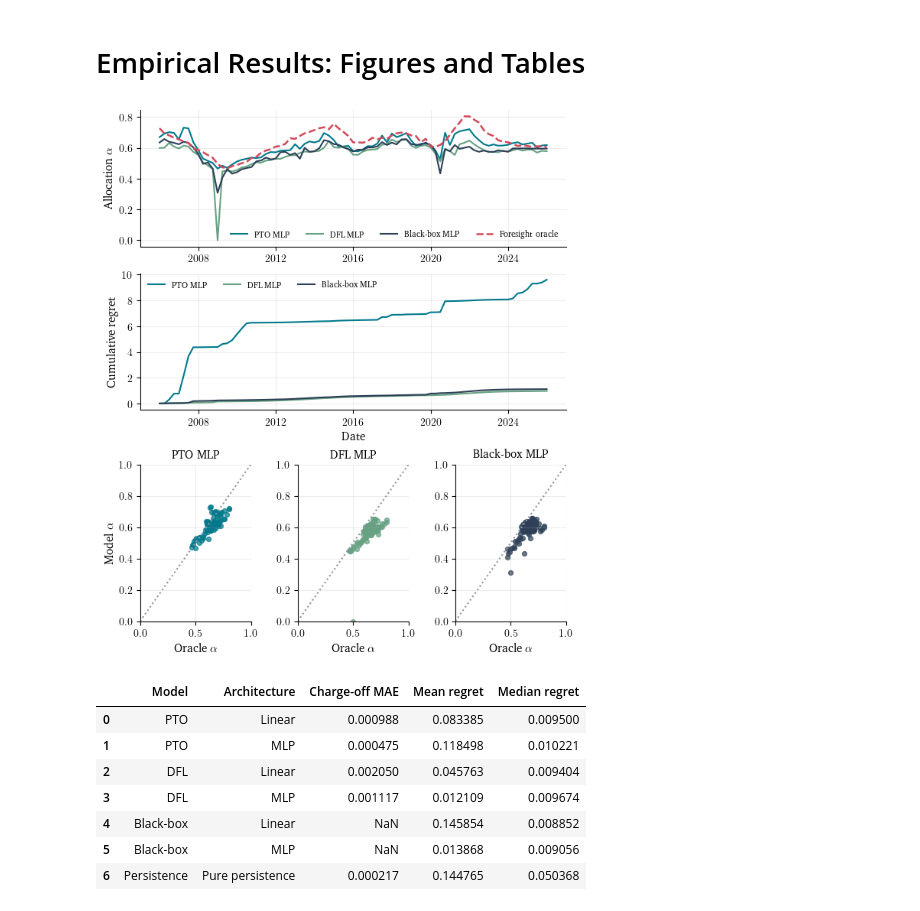
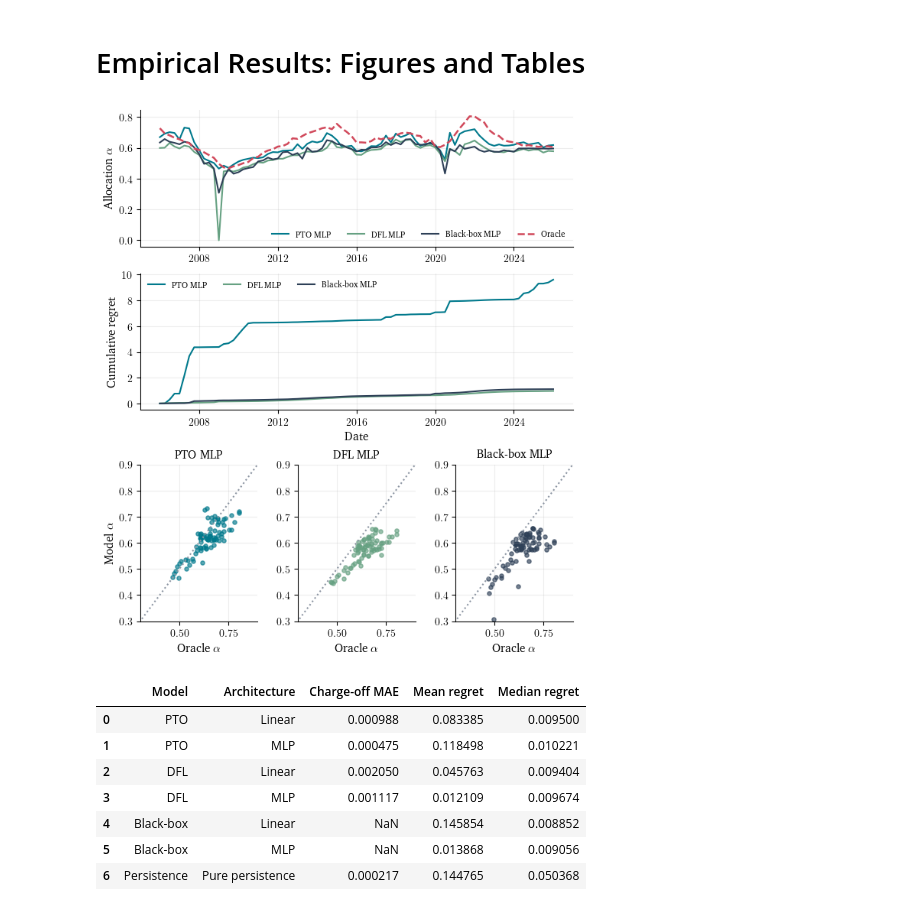
Before and after one commit to okeeffe-hannah/Decision_Focused_Learning_for_Capital_Allocation, a Jupyter notebook: dfl_for_capital_allocation/empirical/notebooks/05_empirical_thesis_figures.ipynb, the cells around one changed output. Cells and saved outputs as stored; diff of their text form; code cells hidden in the pictures.

Commit message:
comparison empirical plot updates

```diff
--- a/dfl_for_capital_allocation/empirical/notebooks/05_empirical_thesis_figures.ipynb
+++ b/dfl_for_capital_allocation/empirical/notebooks/05_empirical_thesis_figures.ipynb
@@ -32,35 +32,35 @@ COLORS = {'pto_mlp':MINOU_COLOURS['teal'],'blackbox_mlp':MINOU_COLOURS['navy'],'
 # %%
 # Combined empirical comparison plot
 for df in [df]:
     models = [('pto_mlp', 'PTO MLP'), ('dfl_mlp', 'DFL MLP'), ('blackbox_mlp', 'Black-box MLP')]
-    fig = plt.figure(figsize=(TEXT_WIDTH, 7.2), constrained_layout=True)
+    fig = plt.figure(figsize=(6.22, 7.2), constrained_layout=True)
     gs = fig.add_gridspec(3, 3, height_ratios=[1.0, 1.0, 1.15])
     ax_alpha = fig.add_subplot(gs[0, :])
     ax_regret = fig.add_subplot(gs[1, :], sharex=ax_alpha)
     cal_axes = [fig.add_subplot(gs[2, i]) for i in range(3)]
     for m, label in models:
         if f'alpha_hat_{m}' in df:
             ax_alpha.plot(df['date'], df[f'alpha_hat_{m}'], color=COLORS[m], lw=1.5, label=label)
         if f'regret_{m}' in df:
             ax_regret.plot(df['date'], df[f'regret_{m}'].cumsum(), color=COLORS[m], lw=1.5, label=label)
-    ax_alpha.plot(df['date'], df['alpha_oracle'], '--', color=COLORS['oracle'], lw=1.8, label='Foresight oracle')
+    ax_alpha.plot(df['date'], df['alpha_oracle'], '--', color=COLORS['oracle'], lw=1.8, label='Oracle')
     ax_alpha.set_ylabel(r'Allocation $\alpha$');
     #ax_alpha.set_title('Allocations against foresight oracle')
     ax_alpha.grid(alpha=.22); ax_alpha.legend(frameon=False, fontsize=8, ncol=4)
     ax_regret.set_ylabel('Cumulative regret'); ax_regret.set_xlabel('Date');
     #ax_regret.set_title('Cumulative regret')
     ax_regret.grid(alpha=.22); ax_regret.legend(frameon=False, fontsize=8, ncol=4)
     for ax, (m, label) in zip(cal_axes, models):
         if f'alpha_hat_{m}' in df:
-            ax.scatter(df['alpha_oracle'], df[f'alpha_hat_{m}'], s=18, alpha=.7, color=COLORS[m])
+            ax.scatter(df['alpha_oracle'], df[f'alpha_hat_{m}'], s=14, alpha=.65, color=COLORS[m])
         ax.plot([0, 1], [0, 1], ':', color=MINOU_COLOURS['grey'])
-        ax.set_xlim(0, 1); ax.set_ylim(0, 1); ax.set_title(label); ax.set_xlabel(r'Oracle $\alpha$'); ax.grid(alpha=.22)
+        ax.set_xlim(0.3, 0.9); ax.set_ylim(0.3, 0.9); ax.set_title(label); ax.set_xlabel(r'Oracle $\alpha$'); ax.grid(alpha=.22)
     cal_axes[0].set_ylabel(r'Model $\alpha$')
    # fig.suptitle('Empirical model comparison', fontsize=13)
     path = OUT / 'combined_model_comparison.pdf'
     fig.savefig(path, dpi=300, bbox_inches='tight'); plt.show()
 # %% [output]
-[figure, old version]
+[figure, new version]
 # %%
 # Empirical out-of-sample decision-performance table.
 TABLE_MODELS = [
```
Also changed, not shown: 1 other file.
